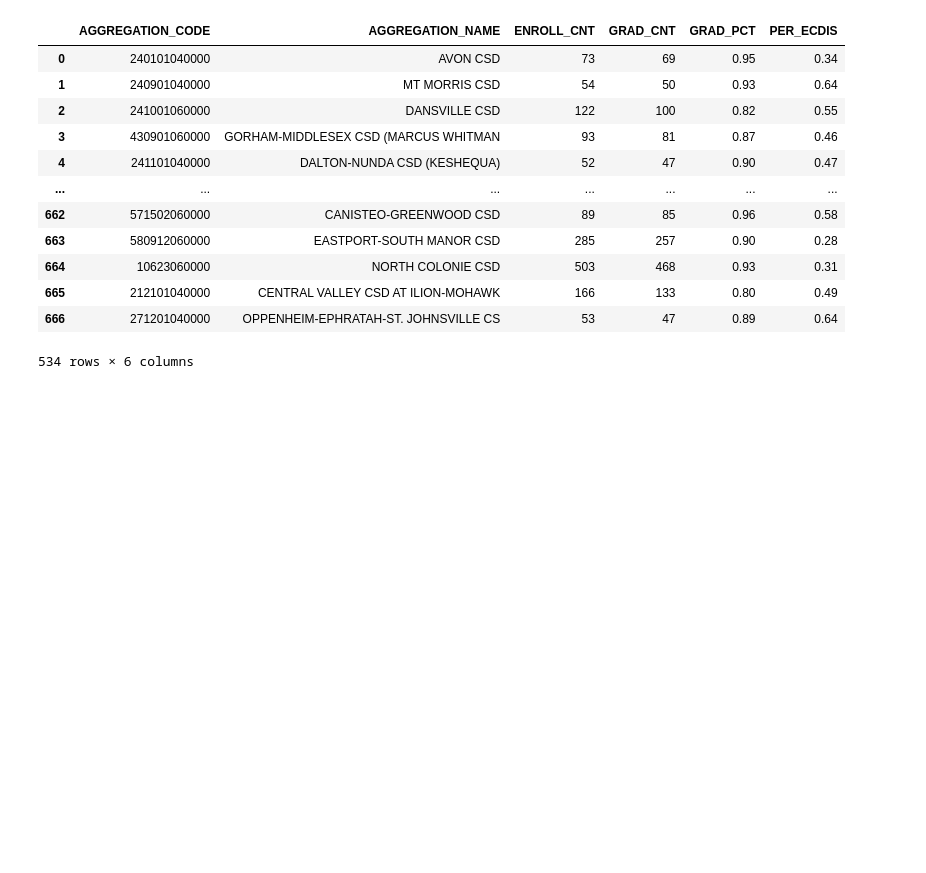
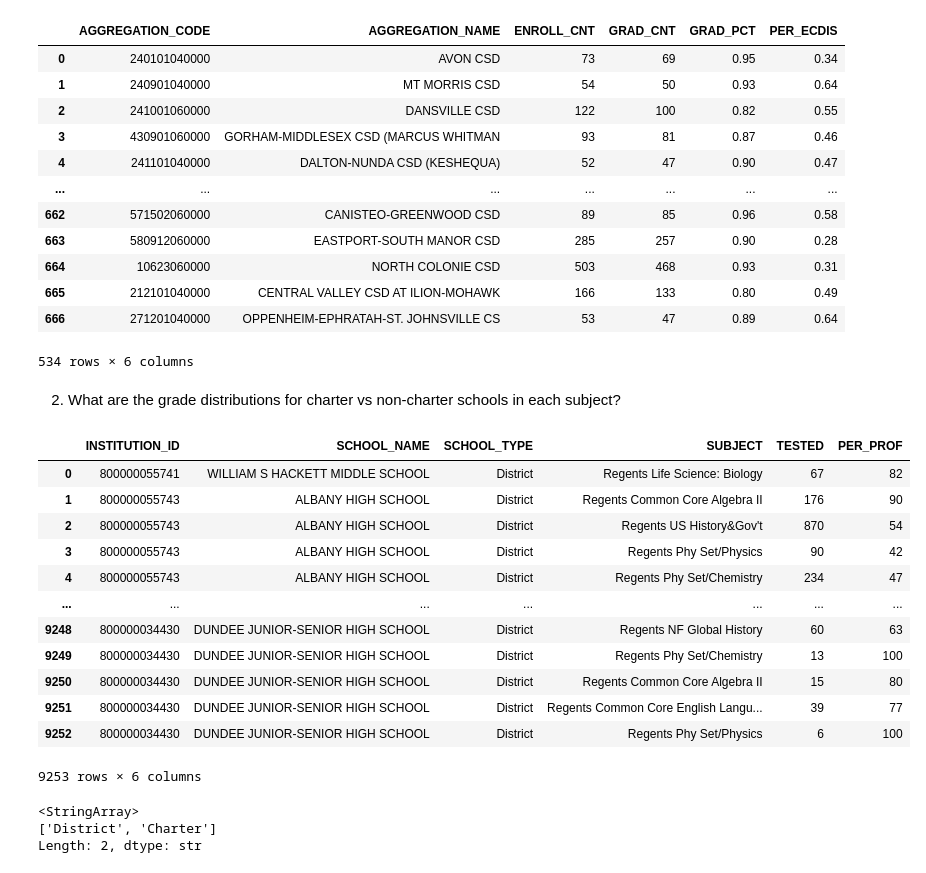
Before and after one commit to aamirmd/ny-education-analysis, a Jupyter notebook: notebooks/03_exploratory_analysis.ipynb, the cells around one changed output. Cells and saved outputs as stored; diff of their text form; code cells hidden in the pictures; blank space fills up the shorter version.

```diff
--- a/notebooks/03_exploratory_analysis.ipynb
+++ b/notebooks/03_exploratory_analysis.ipynb
@@ -65,3 +68,28 @@ fig.update_layout(
 fig.show()
 # %%
 fig.write_html("../results/grad_rate_VS_per_ecdis.html")
+# %% [markdown]
+2. What are the grade distributions for charter vs non-charter schools in each subject?
+# %%
+df = pd.read_csv(r"..\data\processed\charter_vs_noncharter_PER_PROF.csv")
+df
+# %% [output]
+|  | INSTITUTION_ID | SCHOOL_NAME | SCHOOL_TYPE | SUBJECT | TESTED | PER_PROF |
+| 0 | 800000055741 | WILLIAM S HACKETT MIDDLE SCHOOL | District | Regents Life Science: Biology | 67 | 82 |
+| 1 | 800000055743 | ALBANY HIGH SCHOOL | District | Regents Common Core Algebra II | 176 | 90 |
+| 2 | 800000055743 | ALBANY HIGH SCHOOL | District | Regents US History&Gov't | 870 | 54 |
+| 3 | 800000055743 | ALBANY HIGH SCHOOL | District | Regents Phy Set/Physics | 90 | 42 |
+| 4 | 800000055743 | ALBANY HIGH SCHOOL | District | Regents Phy Set/Chemistry | 234 | 47 |
+| ... | ... | ... | ... | ... | ... | ... |
+| 9248 | 800000034430 | DUNDEE JUNIOR-SENIOR HIGH SCHOOL | District | Regents NF Global History | 60 | 63 |
+| 9249 | 800000034430 | DUNDEE JUNIOR-SENIOR HIGH SCHOOL | District | Regents Phy Set/Chemistry | 13 | 100 |
+| 9250 | 800000034430 | DUNDEE JUNIOR-SENIOR HIGH SCHOOL | District | Regents Common Core Algebra II | 15 | 80 |
+| 9251 | 800000034430 | DUNDEE JUNIOR-SENIOR HIGH SCHOOL | District | Regents Common Core English Langu... | 39 | 77 |
+| 9252 | 800000034430 | DUNDEE JUNIOR-SENIOR HIGH SCHOOL | District | Regents Phy Set/Physics | 6 | 100 |
+9253 rows × 6 columns
+# %%
+df.SCHOOL_TYPE.unique()
+# %% [output]
+<StringArray>
+['District', 'Charter']
+Length: 2, dtype: str
```
Also changed, not shown: parts of 2 cells of this notebook.
